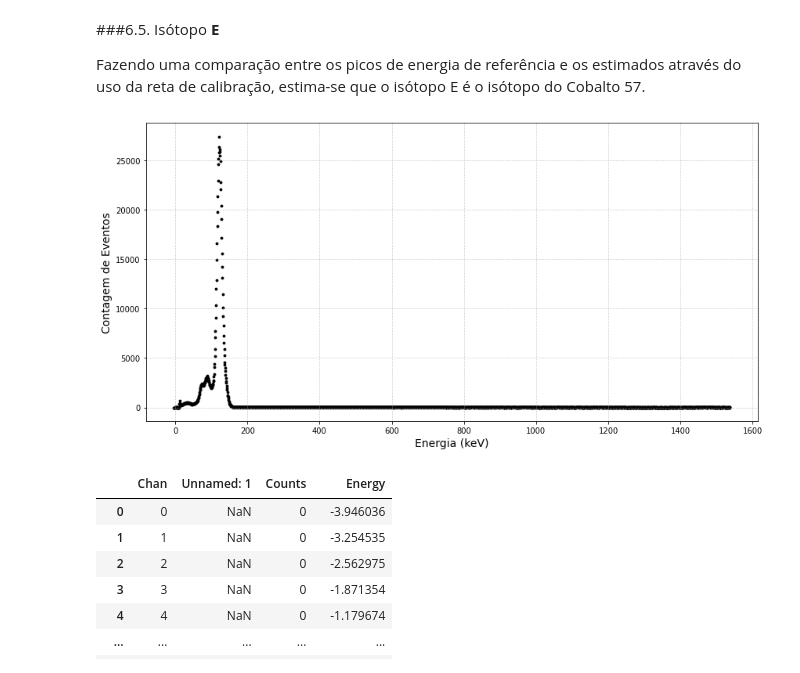
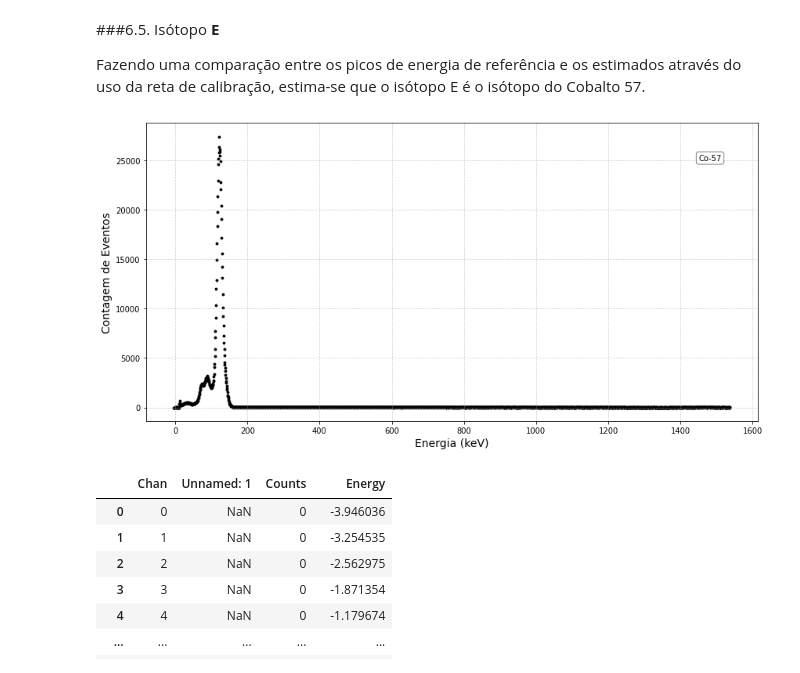
Before and after one commit to goulartsursula/DisciplinasUERJ, a Jupyter notebook: Estrutura da Materia 3/EspectroscopiaGama.ipynb, the cells around one changed output. Saved outputs shown, nothing was run; the diff lists cells and outputs as text; code cells hidden in the pictures.

```diff
--- a/Estrutura da Materia 3/EspectroscopiaGama.ipynb
+++ b/Estrutura da Materia 3/EspectroscopiaGama.ipynb
@@ -760,15 +727,15 @@ Fazendo uma comparação entre os picos de energia de referência e os estimados
 # %%
 dataE = pd.read_table('E.tsv', skiprows=18)
 dataE['Energy'] = coef1[0]*np.power(dataE['Chan'], 2) + coef1[1]*dataE['Chan'] + coef1[2]
 
 fig, ax = plt.subplots(figsize=(14,7))
 plt.scatter(dataE['Energy'], dataE['Counts'], s=8, color='black')
 plt.xlabel('Energia (keV)', fontsize='14')
 plt.ylabel('Contagem de Eventos', fontsize='14')
-#ax.text(1400, 1750, 'A', bbox=dict(boxstyle='round', facecolor='white', alpha=0.5))
+ax.text(1450, 25000, 'Co-57', bbox=dict(boxstyle='round', facecolor='white', alpha=0.5))
 plt.grid(linestyle='dotted')
 # %% [output]
-[figure, old version]
+[figure, new version]
 # %%
 dataE.head(185)
 # %% [output]
```
Also changed, not shown: parts of 4 cells of this notebook.
